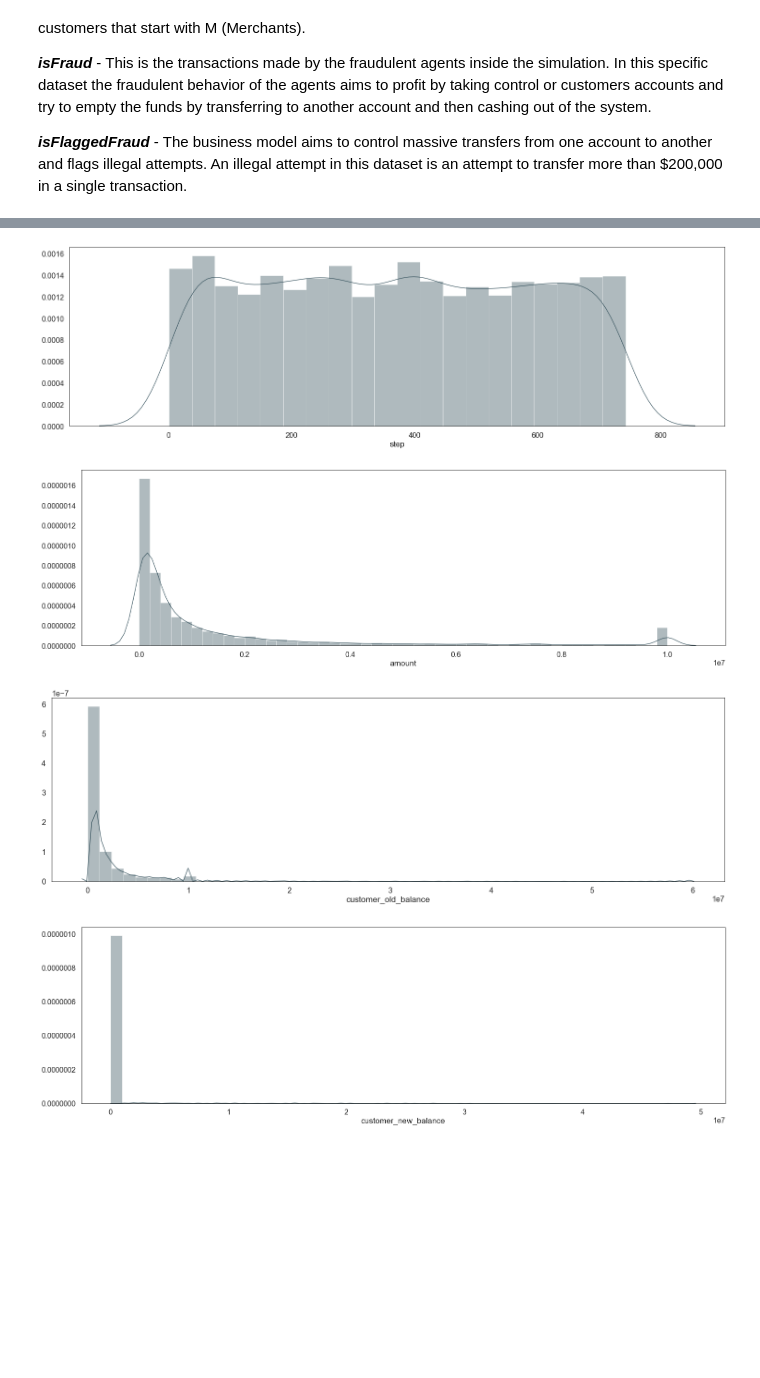
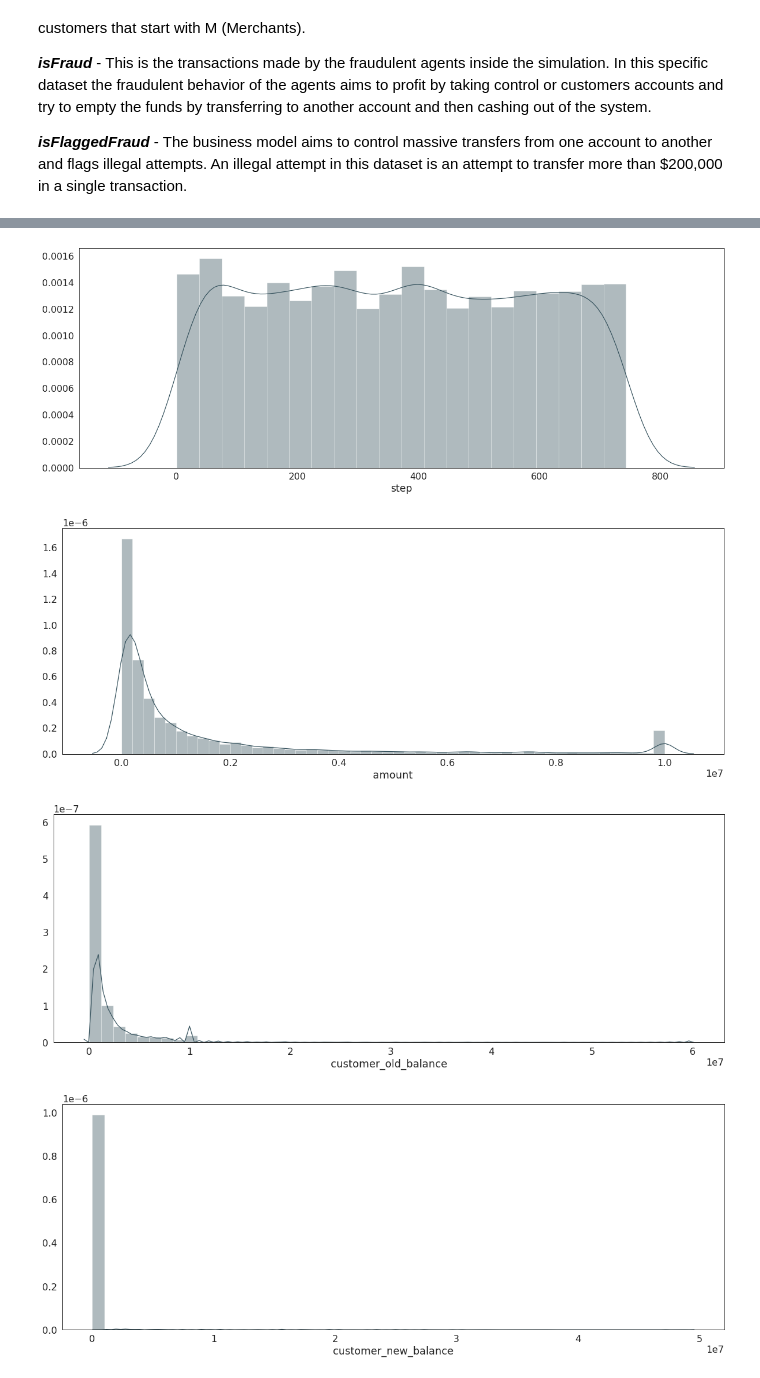
Before and after one commit to valmadrid/Detecting-Financial-Fraud-Transactions, a Jupyter notebook: financial_fraud.ipynb, the cells around one changed output, grey strips where cells are left out. Saved outputs shown, nothing was run; the diff lists cells and outputs as text; code cells hidden in the pictures; blank space fills up the shorter version.

```diff
--- a/financial_fraud.ipynb
+++ b/financial_fraud.ipynb
@@ -57,5 +62,5 @@ Saving PS_20174392719_1491204439457_log.csv to PS_20174392719_1491204439457_log.
 # %%
-df = pd.read_csv(io.BytesIO(uploaded["PS_20174392719_1491204439457_log.csv"]))
+df = pd.read_csv("file.csv")
 # %%
 df.head()
 # %% [output]
@@ -116,10 +124,10 @@ print(list(df.select_dtypes(exclude="object").columns))
 # %%
 cols = [
-    'step', 'amount', 'customer_old_balance', 'customer_new_balance',
-    'recipient_old_balance', 'recipient_new_balance'
+    "step", "amount", "customer_old_balance", "customer_new_balance",
+    "recipient_old_balance", "recipient_new_balance"
 ]
 for col in cols:
-    plt.figure(figsize=(25, 7))
+    plt.figure(figsize=(20, 7))
     sns.distplot(df.query("is_fraud == 0")[col])
     plt.show()
 # %% [output]
@@ -132,14 +140,10 @@ for col in cols:
 # %%
-cols = [
-    'step', 'amount', 'customer_old_balance', 'customer_new_balance',
-    'recipient_old_balance', 'recipient_new_balance'
-]
 for col in cols:
-    plt.figure(figsize=(25, 7))
+    plt.figure(figsize=(20, 7))
     sns.distplot(df.query("is_fraud == 1")[col])
     plt.show()
 # %% [output]
-[figure, old version]
+[figure, new version]
-[figure, old version]
+[figure, new version]
-[figure, old version]
+[figure, new version]
-[figure, old version]
+[figure, new version]
```
Also changed, not shown: parts of 16 cells of this notebook.
